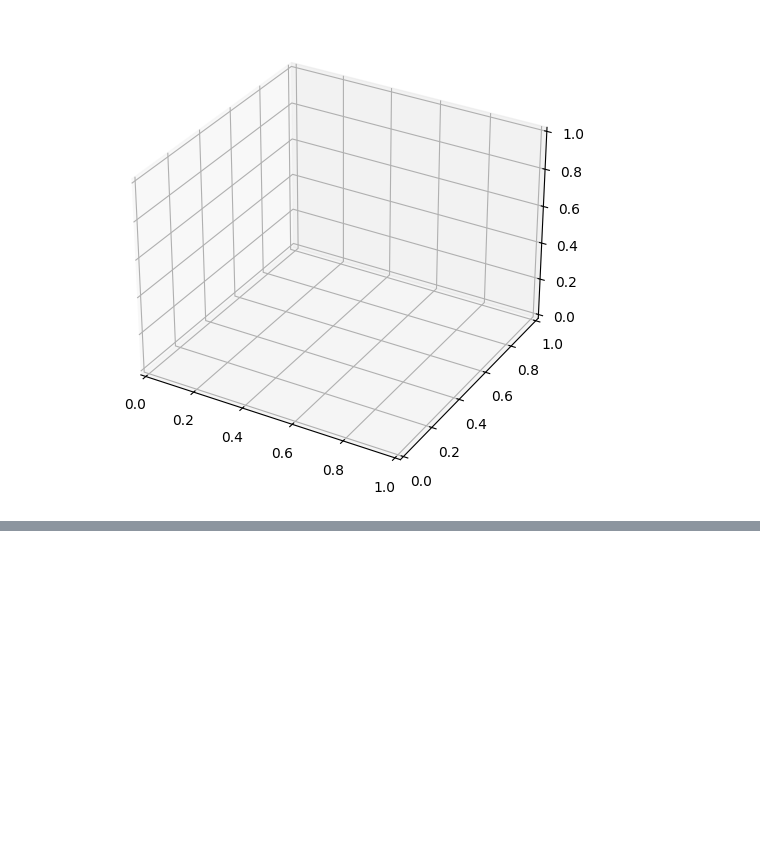
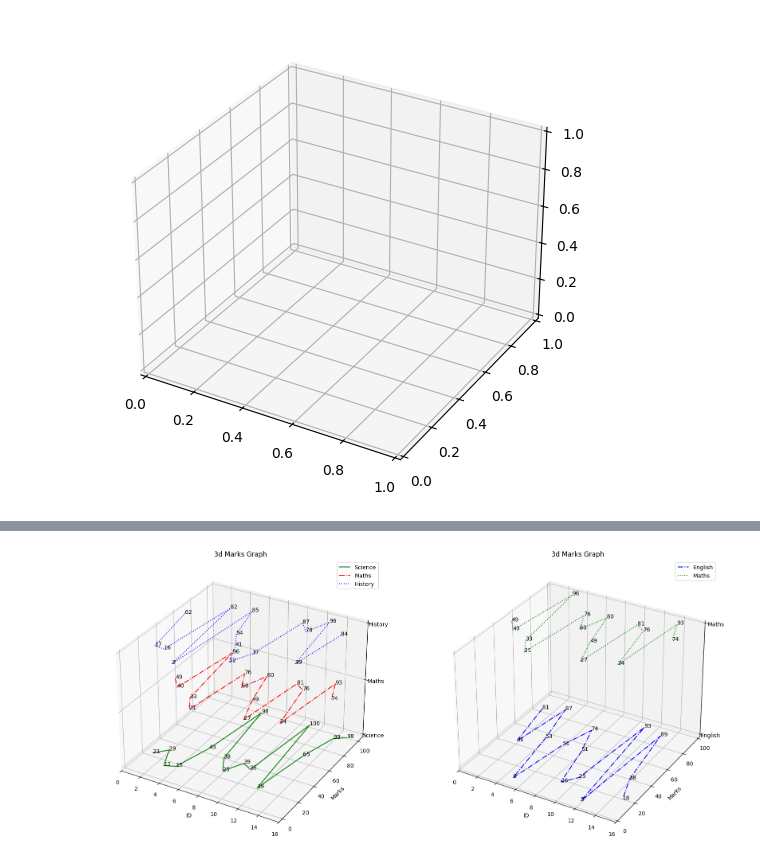
Before and after one commit to HimanshuHeda/Advance_Python, a Jupyter notebook: 3D _Axes.ipynb, the cells around one changed output, grey strips where cells are left out. Cells and saved outputs as stored; diff of their text form; code cells hidden in the pictures; blank space fills up the shorter version.

```diff
--- a/3D _Axes.ipynb
+++ b/3D _Axes.ipynb
@@ -38,0 +94,46 @@ plt.show()
+# %%
+from mpl_toolkits.mplot3d import Axes3D
+fig=plt.figure(figsize=(20,15))
+ax=fig.add_subplot(121,projection='3d')
+ax1=fig.add_subplot(122,projection='3d')
+
+z_sci =np.zeros(len(data['id']))
+z_maths=np.ones(len(data['id']))
+z_hist=np.multiply(z_maths,2)
+
+ax.plot(data['id'],data['Science'],z_sci,color='green',label='Science')
+ax.plot(data['id'],data['Maths'],z_maths,color='red',linestyle="dashdot",label='Maths')
+ax.plot(data['id'],data['History'],z_hist,color='blue',linestyle="dotted",label='History')
+
+
+ax1.plot(data['id'],data['English'],z_sci,color='blue',linestyle="dashdot",label='English')
+ax1.plot(data['id'],data['Maths'],z_maths,color='green',linestyle="dotted",label='Maths')
+
+for i in range(len(data['id'])):
+    ax.text(data['id'].values[i],data['Science'].values[i],z_sci[i],data['Science'].values[i])
+    ax.text(data['id'].values[i],data['Maths'].values[i],z_maths[i],data['Maths'].values[i])
+    ax.text(data['id'].values[i],data['History'].values[i],z_hist[i],data['History'].values[i])
+    ax1.text(data['id'].values[i],data['English'].values[i],z_sci[i],data['English'].values[i])
+    ax1.text(data['id'].values[i],data['Maths'].values[i],z_maths[i],data['Maths'].values[i])
+
+ax.set_xlabel('ID')
+ax1.set_xlabel('ID')
+
+ax.set_ylabel('Marks')
+ax1.set_ylabel('Marks')
+
+ax.set_zticks([0,1,2])
+ax1.set_zticks([0,1,])
+
+ax.set_zticklabels(["Science","Maths","History"])
+ax1.set_zticklabels(["English","Maths"])
+
+ax.set_title('3d Marks Graph')
+ax1.set_title('3d Marks Graph')
+
+ax.legend()
+ax1.legend()
+
+plt.show()
+# %% [output]
+[figure, added]
```
Also changed, not shown: parts of 3 cells of this notebook, 3 other files.
